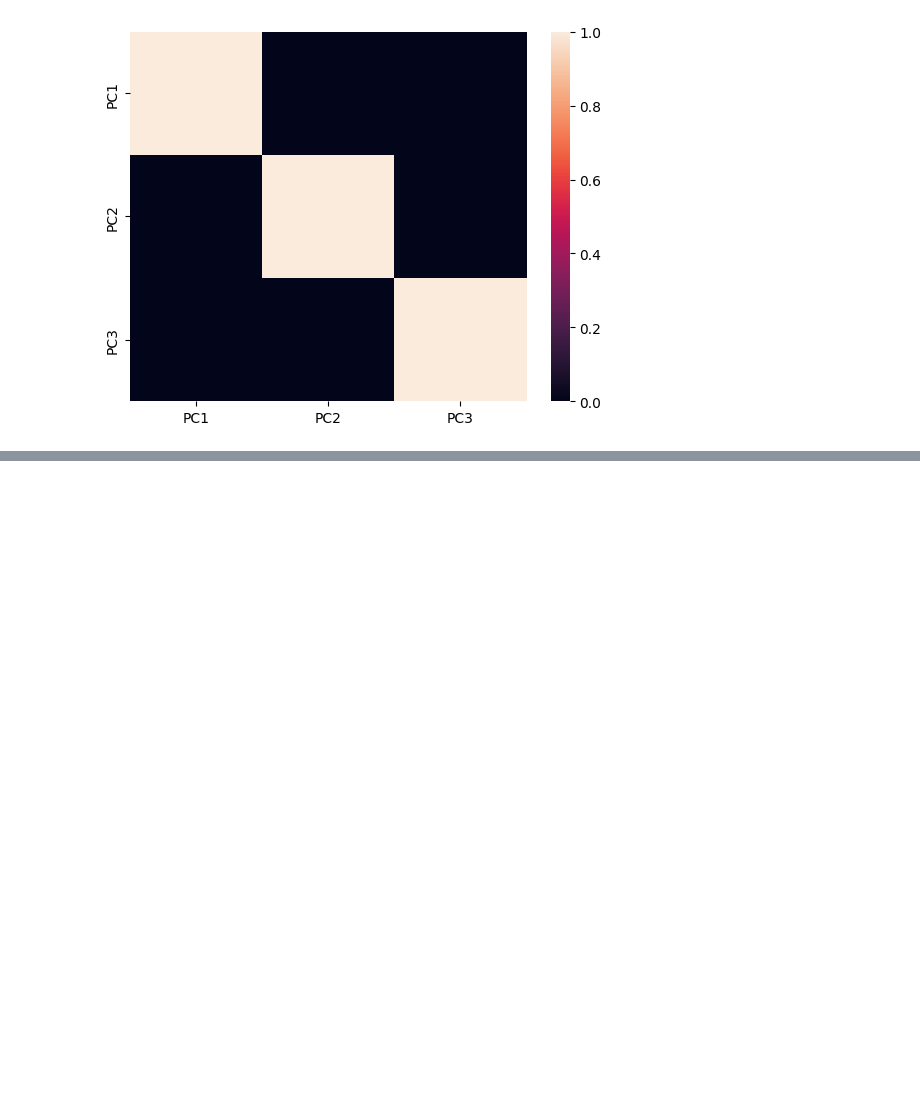
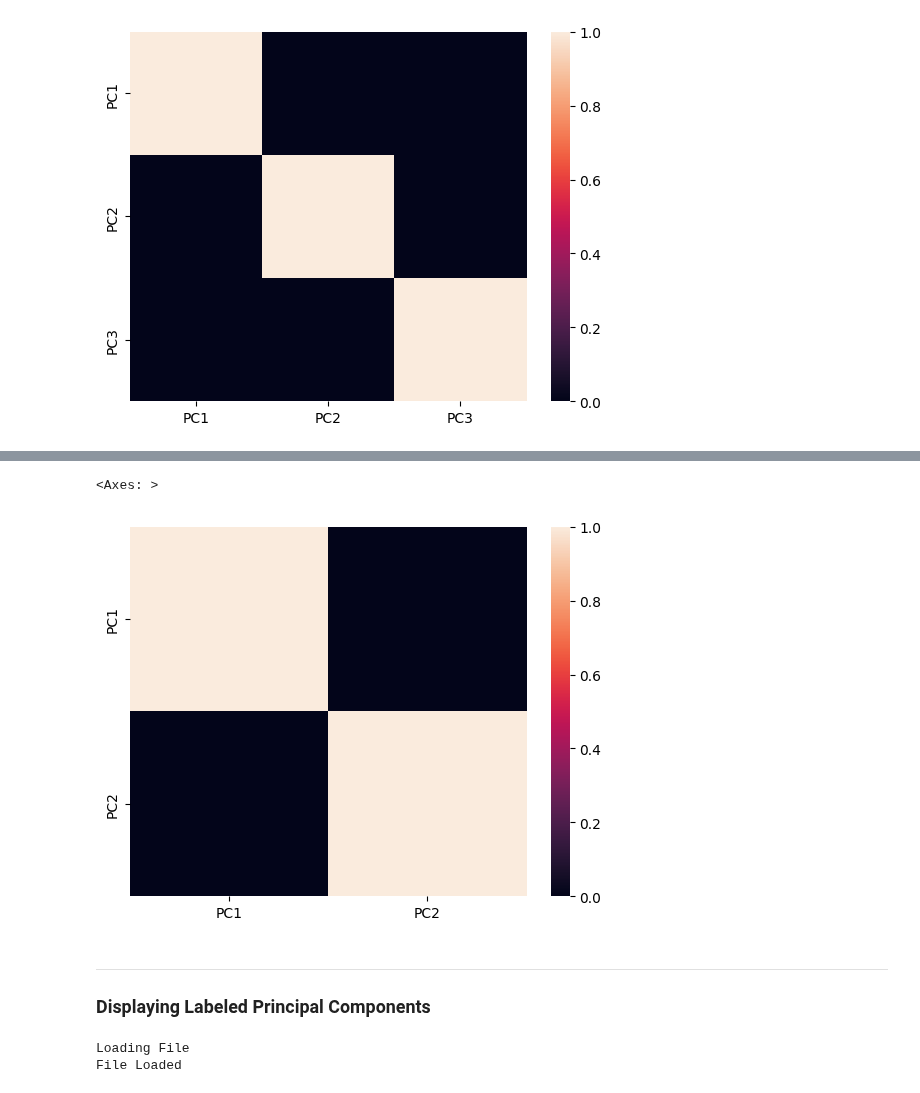
Before and after one commit to TobyBritton1/NewsBiasMapping, a Jupyter notebook: PCA.ipynb, the cells around one changed output, grey strips where cells are left out. Saved outputs shown, nothing was run; the diff lists cells and outputs as text; code cells hidden in the pictures; blank space fills up the shorter version.

Commit message:
dim reduction and displaying

```diff
--- a/PCA.ipynb
+++ b/PCA.ipynb
@@ -100,0 +132,8 @@ sns.heatmap(data_pca.corr())
+# %%
+#Applying PCA
+#Taking no. of Principal Components as 2
+pca = PCA(n_components = 2)
+pca.fit(scaled_data)
+data_pca = pca.transform(scaled_data)
+data_pca = pd.DataFrame(data_pca,columns=['PC1','PC2'])
+data_pca.head()
@@ -100,0 +147,17 @@ sns.heatmap(data_pca.corr())
+# %%
+#Checking Co-relation between features after PCA
+sns.heatmap(data_pca.corr())
+# %% [output]
+<Axes: >
+[figure, added]
+# %% [markdown]
+---
+<h3>Displaying Labeled Principal Components</h3>
+# %%
+print("Loading File")
+file = open("rust-articles-backup-metrics-labels-small.json", encoding="utf8")
+labelArticles = pd.DataFrame.from_dict(json.load(file))
+print("File Loaded")
+# %% [output]
+Loading File
+File Loaded
```
Also changed, not shown: parts of 7 cells of this notebook, 2 other files.
